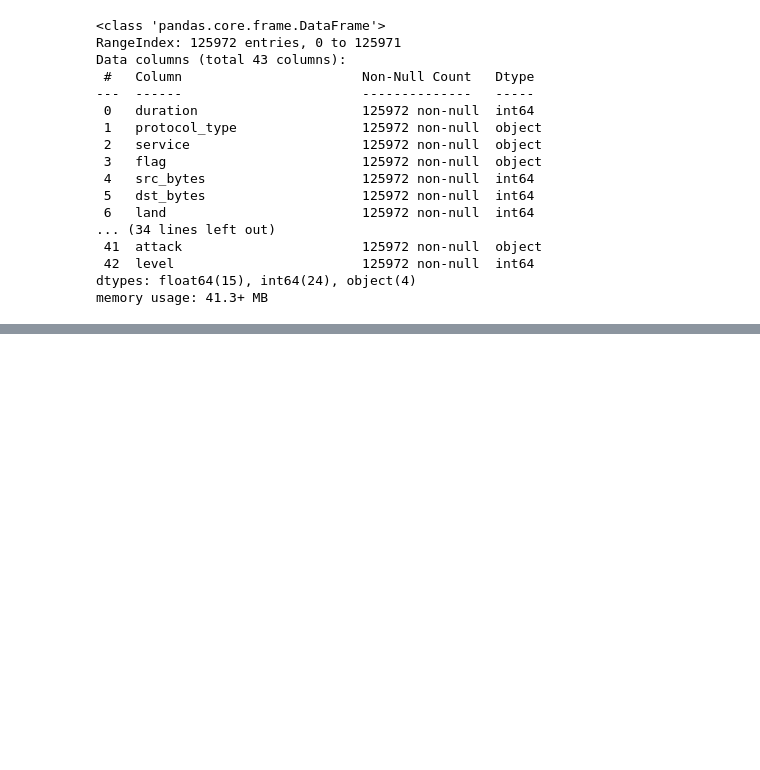
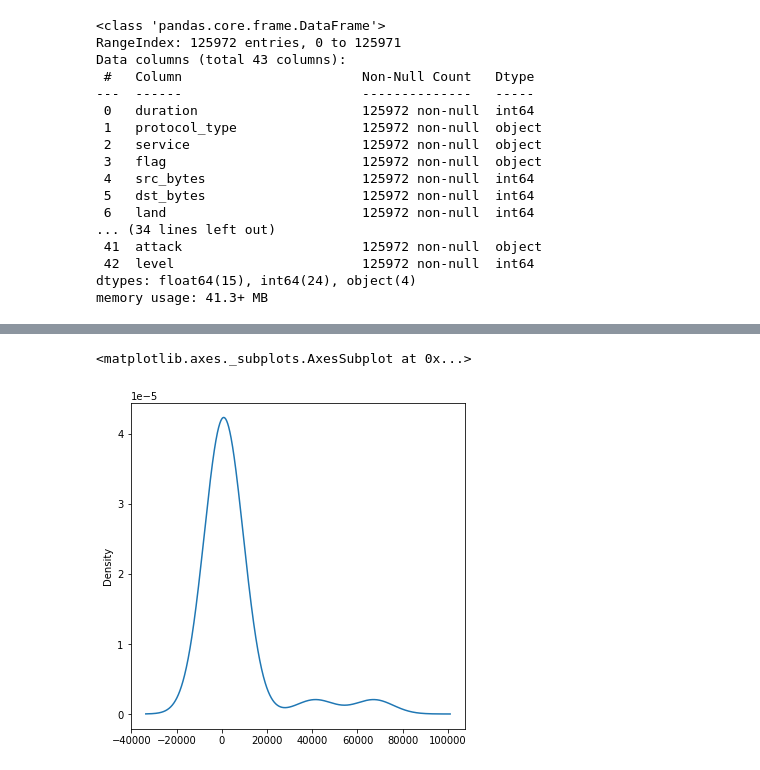
Before and after one commit to RedBatProject/Learning-tools, a Jupyter notebook: data_science.ipynb, the cells around one changed output, grey strips where cells are left out. Cells and saved outputs as stored; diff of their text form; code cells hidden in the pictures; blank space fills up the shorter version.

```diff
--- a/data_science.ipynb
+++ b/data_science.ipynb
@@ -322,0 +393,5 @@ memory usage: 41.3+ MB
+# %%
+df['attack'].value_counts().plot(kind = 'density' , figsize = (6,6)) #what this mean? type of the attack
+# %% [output]
+<matplotlib.axes._subplots.AxesSubplot at 0x...>
+[figure, added]
```
Also changed, not shown: parts of 91 cells of this notebook.
